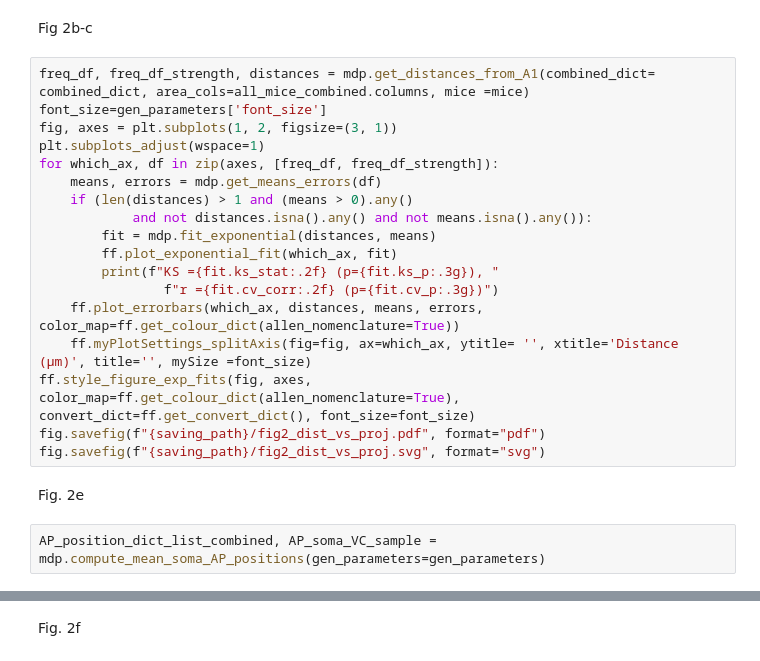
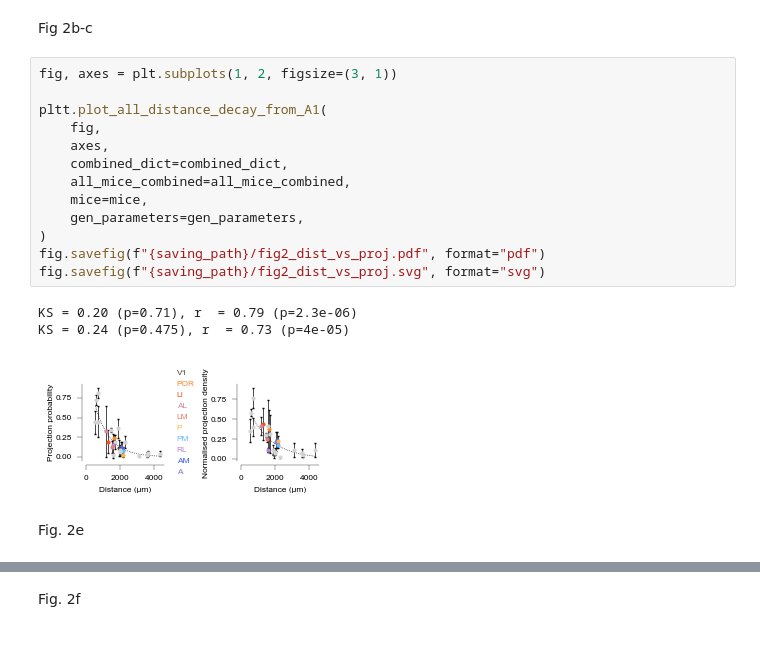
Before and after one commit to znamlab/MAPseq_processing, a Jupyter notebook: final_processing/figure_2.ipynb, the cells around one changed output, grey strips where cells are left out. Drawn from its saved outputs; the diff is of its cells as text.

Commit message:
adding cleaned up figure notebooks

```diff
--- a/final_processing/figure_2.ipynb
+++ b/final_processing/figure_2.ipynb
@@ -40,25 +42,22 @@ all_mice_combined = pd.concat([
 ])
 # %% [markdown]
 Fig 2b-c
-# %%
-freq_df, freq_df_strength, distances = mdp.get_distances_from_A1(combined_dict= combined_dict, area_cols=all_mice_combined.columns, mice =mice)
-font_size=gen_parameters['font_size']
-fig, axes = plt.subplots(1, 2, figsize=(3, 1))
-plt.subplots_adjust(wspace=1)
-for which_ax, df in zip(axes, [freq_df, freq_df_strength]):
-    means, errors = mdp.get_means_errors(df)
-    if (len(distances) > 1 and (means > 0).any()
-            and not distances.isna().any() and not means.isna().any()):
-        fit = mdp.fit_exponential(distances, means)
-        ff.plot_exponential_fit(which_ax, fit)
-        print(f"KS ={fit.ks_stat:.2f} (p={fit.ks_p:.3g}), "
-                f"r ={fit.cv_corr:.2f} (p={fit.cv_p:.3g})")
-    ff.plot_errorbars(which_ax, distances, means, errors, color_map=ff.get_colour_dict(allen_nomenclature=True))
-    ff.myPlotSettings_splitAxis(fig=fig, ax=which_ax, ytitle= '', xtitle='Distance (µm)', title='', mySize =font_size)
-ff.style_figure_exp_fits(fig, axes, color_map=ff.get_colour_dict(allen_nomenclature=True), convert_dict=ff.get_convert_dict(), font_size=font_size)
-fig.savefig(f"{saving_path}/fig2_dist_vs_proj.pdf", format="pdf")
-fig.savefig(f"{saving_path}/fig2_dist_vs_proj.svg", format="svg")
+# %%
+fig, axes = plt.subplots(1, 2, figsize=(3, 1))
+
+pltt.plot_all_distance_decay_from_A1(
+    fig,
+    axes,
+    combined_dict=combined_dict,
+    all_mice_combined=all_mice_combined,
+    mice=mice,
+    gen_parameters=gen_parameters,
+)
+fig.savefig(f"{saving_path}/fig2_dist_vs_proj.pdf", format="pdf")
+fig.savefig(f"{saving_path}/fig2_dist_vs_proj.svg", format="svg")
+# %% [output]
+KS = 0.20 (p=0.71), r  = 0.79 (p=2.3e-06)
+KS = 0.24 (p=0.475), r  = 0.73 (p=4e-05)
+[figure, added]
 # %% [markdown]
 Fig. 2e
-# %%
-AP_position_dict_list_combined, AP_soma_VC_sample = mdp.compute_mean_soma_AP_positions(gen_parameters=gen_parameters)
```
Also changed, not shown: parts of 14 cells of this notebook, 4 other files.
